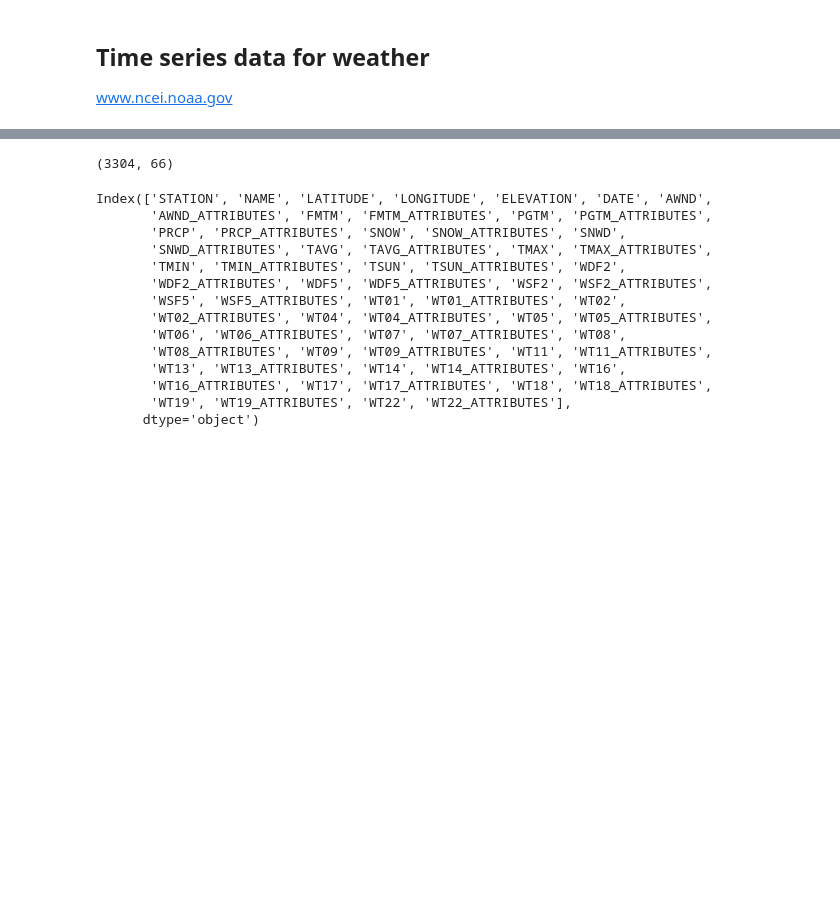
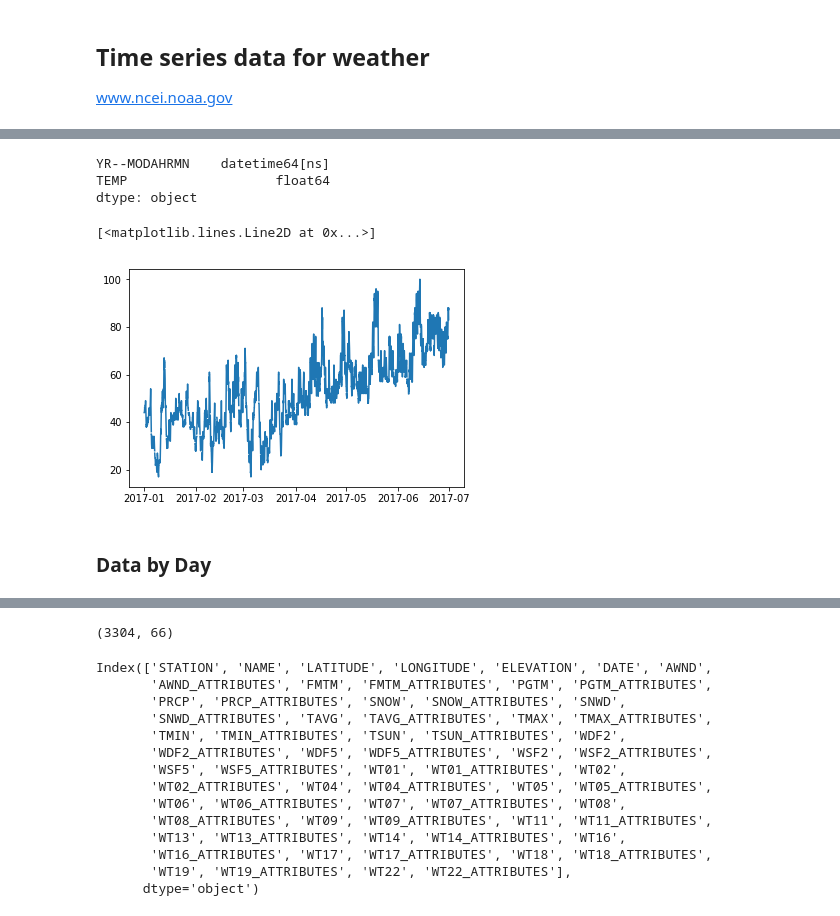
Before and after one commit to xingliuUT/battery_planner, a Jupyter notebook: read_weather_data.ipynb, the cells around one changed output, grey strips where cells are left out. Saved outputs shown, nothing was run; the diff lists cells and outputs as text; code cells hidden in the pictures; blank space fills up the shorter version.

```diff
--- a/read_weather_data.ipynb
+++ b/read_weather_data.ipynb
@@ -6,0 +29,6 @@ import pandas as pd
+# %%
+df_hourly = pd.read_table('la_guardia_airport.txt',
+                          delim_whitespace = True,
+                          parse_dates=['YR--MODAHRMN'],
+                          dtype = {'TEMP':np.float64},
+                          na_values ='****')
@@ -6,0 +57,4 @@ import pandas as pd
+# %%
+df2017_hourly = df_hourly.loc[(df_hourly.loc[:,'YR--MODAHRMN'] >= pd.datetime(2017, 1, 1))
+                              & (df_hourly.loc[:,'YR--MODAHRMN'] < pd.datetime(2017, 7, 1)),
+                              ['YR--MODAHRMN', 'TEMP']]
@@ -6,0 +65,2 @@ import pandas as pd
+# %%
+df2017_hourly.dropna(inplace = True)
@@ -6,0 +91,2 @@ import pandas as pd
+# %%
+df2017_hourly.set_index('YR--MODAHRMN', inplace = True)
@@ -7,3 +114,17 @@ import pandas as pd
+# %%
+df2017_hourly.dtypes
+# %% [output]
+YR--MODAHRMN    datetime64[ns]
+TEMP                   float64
+dtype: object
+# %%
+#fig, ax = plt.subplots(figsize = (16, 9))
+plt.plot(df2017_hourly.loc[:,'YR--MODAHRMN'], df2017_hourly.loc[:, 'TEMP'])
+# %% [output]
+[<matplotlib.lines.Line2D at 0x...>]
+[figure, added]
+# %% [markdown]
+### Data by Day
 # %%
 df_input = pd.read_csv('https://www.ncei.noaa.gov/orders/cdo/1188581.csv', parse_dates = ['DATE'])
 # %%
```
Also changed, not shown: parts of 17 cells of this notebook, 1 other file.
